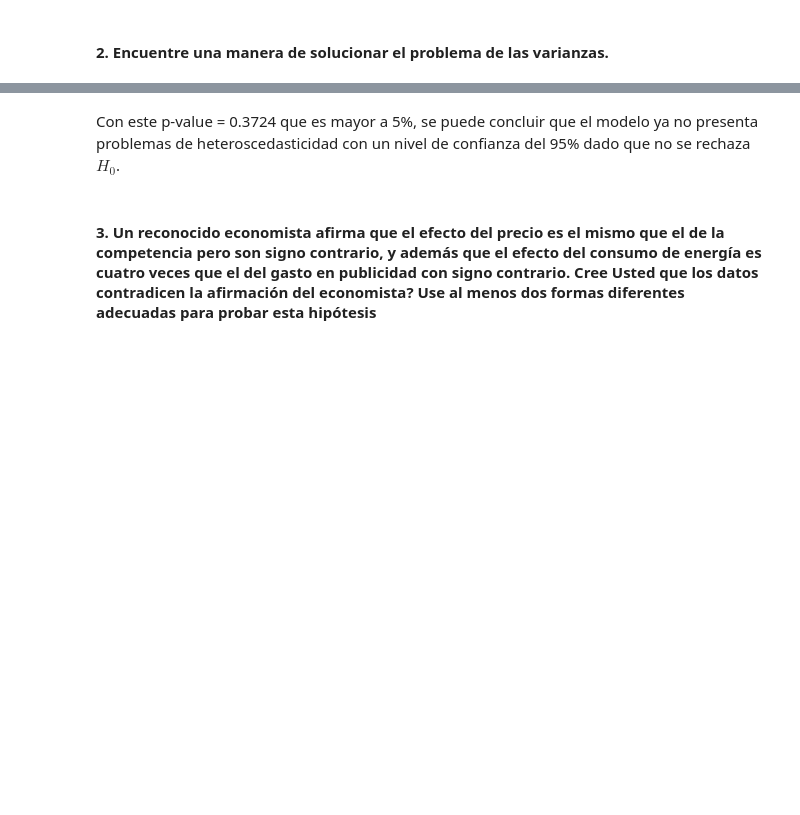
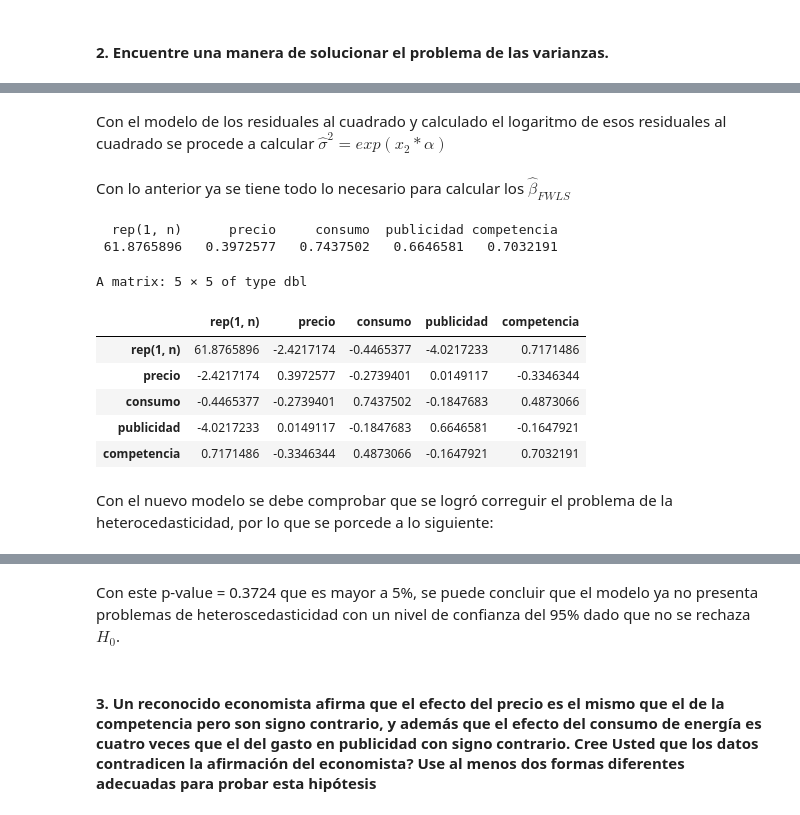
Before and after one commit to MantiMantilla/MEL-2022-2, a Jupyter notebook: Tareas/Tarea 3/Tarea 3.ipynb, the cells around one changed output, grey strips where cells are left out. Saved outputs shown, nothing was run; the diff lists cells and outputs as text; code cells hidden in the pictures; blank space fills up the shorter version.

```diff
--- a/Tareas/Tarea 3/Tarea 3.ipynb
+++ b/Tareas/Tarea 3/Tarea 3.ipynb
@@ -1111,0 +1231,18 @@ la distribución F mencionada.
+# %%
+residuos2 <- residuos^2
+n <- length(y)
+
+model1 <- lm(residuos2~precio)
+pvalor1 <- 1-pchisq(n*summary(model1)$r.squared,1)
+
+model2 <- lm(residuos2~consumo)
+pvalor2 <- 1-pchisq(n*summary(model2)$r.squared,1)
+
+model3 <- lm(residuos2~publicidad)
+pvalor3 <- 1-pchisq(n*summary(model3)$r.squared,1)
+
+model4 <- lm(residuos2~competencia)
+pvalor4 <- 1-pchisq(n*summary(model4)$r.squared,1)
+
+pvalores <- c(pvalor1,pvalor2,pvalor3,pvalor4)
+pvalores
@@ -1214,0 +1273,7 @@ BP = 4.2568, df = 4, p-value = 0.3724
+# %%
+fit <- lm(y~x1 + x2 + x3 + x4)
+x <- as.matrix(cbind(rep(1,n), data[,2:5]))
+x22 <- as.matrix(cbind(rep(1,n), data[,3]))
+logResiduos2 <- log(residuos2)
+regresionlog <- lm(logResiduos2~x2)
+summary(regresionlog)
@@ -1214,0 +1298,34 @@ BP = 4.2568, df = 4, p-value = 0.3724
+# %% [markdown]
+Con el modelo de los residuales al cuadrado y calculado el logaritmo de esos residuales al cuadrado se procede a calcular $\hat{\sigma}^2 = exp(x_2*\alpha)$
+# %%
+alpha <- regresionlog$coefficients
+yhat <- exp(x22 %*% alpha)
+sigma2 <- diag(as.numeric(yhat))
+Omega <- sigma2
+xwx <- solve(t(x) %*% solve(Omega) %*% x)
+
+betasFWLS <- (xwx) %*% t(x) %*% solve(Omega) %*% y
+# %% [markdown]
+Con lo anterior ya se tiene todo lo necesario para calcular los ${\hat{\beta}}_{FWLS}$
+# %%
+library(lmtest)
+resinew <- (y - x %*% betasFWLS)^2
+aux <- lm(resinew ~ x1 + x2 + x3 + x4)
+v <- matrix(rep(0,64*64),ncol=64)
+v <- diag(as.numeric(resinew / diag(Omega^2)))
+xv <- t(x) %*% v %*% x
+varFWLS <- xwx %*% xv %*% xwx
+diag(varFWLS)
+varFWLS
+# %% [output]
+  rep(1, n)      precio     consumo  publicidad competencia
+ 61.8765896   0.3972577   0.7437502   0.6646581   0.7032191
+A matrix: 5 × 5 of type dbl
+|  | rep(1, n) | precio | consumo | publicidad | competencia |
+| rep(1, n) | 61.8765896 | -2.4217174 | -0.4465377 | -4.0217233 | 0.7171486 |
+| precio | -2.4217174 | 0.3972577 | -0.2739401 | 0.0149117 | -0.3346344 |
+| consumo | -0.4465377 | -0.2739401 | 0.7437502 | -0.1847683 | 0.4873066 |
+| publicidad | -4.0217233 | 0.0149117 | -0.1847683 | 0.6646581 | -0.1647921 |
+| competencia | 0.7171486 | -0.3346344 | 0.4873066 | -0.1647921 | 0.7032191 |
+# %% [markdown]
+Con el nuevo modelo se debe comprobar que se logró correguir el problema de la heterocedasticidad, por lo que se porcede a lo siguiente:
```
Also changed, not shown: parts of 45 cells of this notebook.
